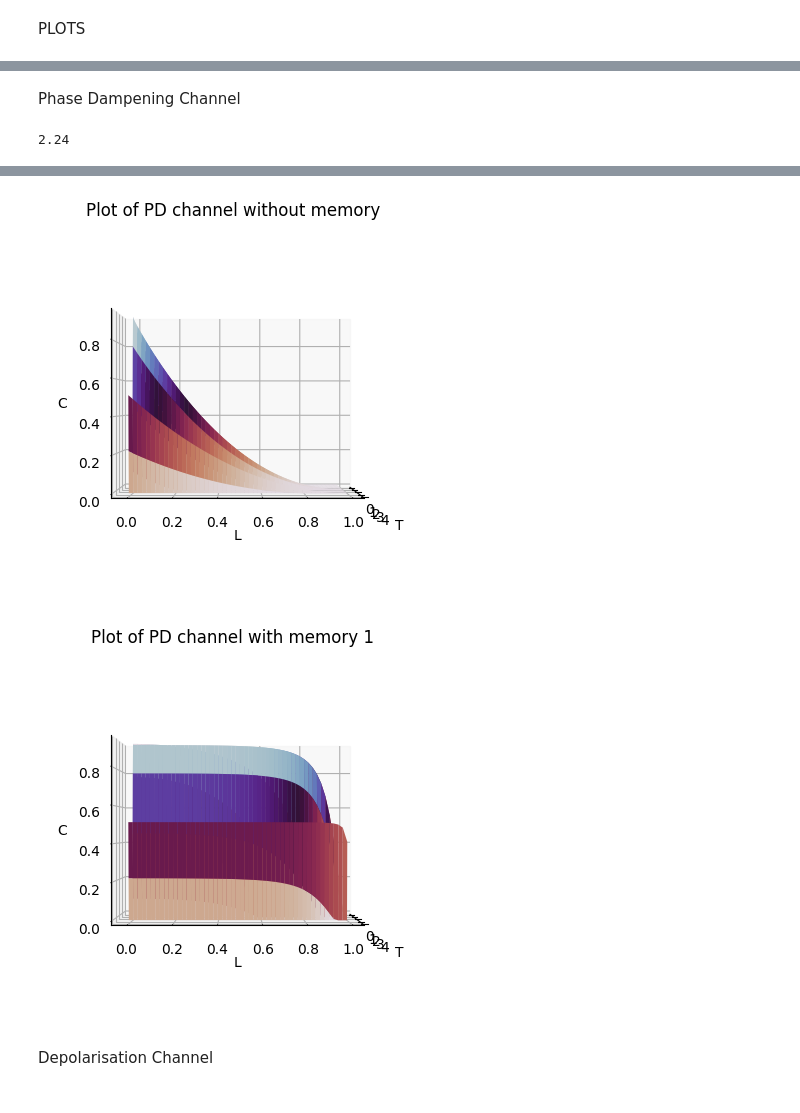
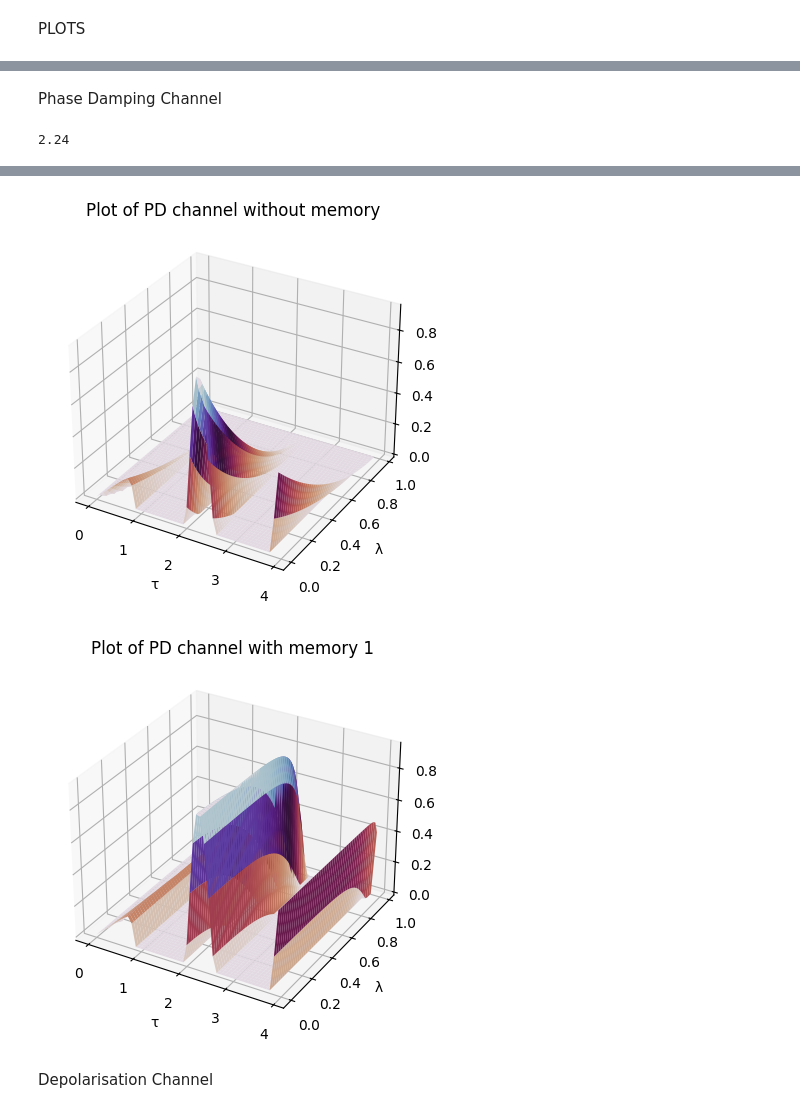
Before and after one commit to Loki59484/Research, a Jupyter notebook: Research.ipynb, the cells around one changed output, grey strips where cells are left out. Saved outputs shown, nothing was run; the diff lists cells and outputs as text; code cells hidden in the pictures.

```diff
--- a/Research.ipynb
+++ b/Research.ipynb
@@ -37,10 +37,10 @@ def Concurrence(t,l, memory, channel):
         rho_final = AD(rho_init,l, memory)
     elif channel == 'PD':
         rho_final = PD(rho_init, l, memory)
-    elif channel == 'DP':
-        rho_final = DP(rho_init, l, memory)
+    elif channel == 'DE':
+        rho_final = DE(rho_init, l, memory)
     else:
-        raise ValueError("Channel can be AD, PD or DP but given channel is ",channel)
+        raise ValueError("Channel can be AD, PD or DE but given channel is ",channel)
 
     A1 = np.absolute(rho_final[0,3]) - np.sqrt(rho_final[1,1]*rho_final[2,2])
     A2 = np.absolute(rho_final[1,2]) - np.sqrt(rho_final[0,0]*rho_final[3,3])
@@ -106,7 +106,7 @@ def PD(rho_init,l, memory):
         #print(rho_init)
     return rho_final
 
-def DP(rho_init,l, memory):
+def DE(rho_init,l, memory):
     #defining Kraus Operators
 
     pauli_x = np.matrix([[0,1],[1,0]])
@@ -160,15 +160,15 @@ def plot2d(lamb, time:int, memory : list, channel):
         conc_m = []
         for l in lamb:
             conc_m.append(Concurrence(time,l,mu,channel))
-        plt.plot(lamb,conc_m, label = 'mu = {}'.format(mu))
+        plt.plot(lamb,conc_m, label = '\u03bc = {}'.format(mu))
 
     plt.legend()
-    plt.title("Concurrence vs mu plot for {} channel".format(channel))
-    plt.xlabel('L')
+    plt.title("Concurrence vs \u03bc plot for {} channel".format(channel))
+    plt.xlabel('\u03bb')
     plt.ylabel('C')
     plt.show()
 
-def calculate(channel,memory,time):
+def calculate_concurrence(channel,memory,time):
     if type(time) is float:
         concurrence = []
         for l in lamb:
@@ -213,16 +213,16 @@ Calculating Concurrence
 #calculating concurrence for different values of memory parameter under AD channel
 concurrences_ad = {}
 for mu in memory:
-    concurrences_ad.update({'{}'.format(mu) : calculate('AD', mu, time)})
+    concurrences_ad.update({'{}'.format(mu) : calculate_concurrence('AD', mu, time)})
 
 #calculating concurrence for different values of memory parameter under PD channel
 concurrences_pd = {}
 for mu in memory:
-    concurrences_pd.update({'{}'.format(mu) : calculate('PD', mu, time)})
+    concurrences_pd.update({'{}'.format(mu) : calculate_concurrence('PD', mu, time)})
 #calculating concurrence for different values of memory parameter under DE channel
 concurrences_dp = {}
 for mu in memory:
-    concurrences_dp.update({'{}'.format(mu) : calculate('DP', mu, time)})
+    concurrences_dp.update({'{}'.format(mu) : calculate_concurrence('DE', mu, time)})
 # %% [markdown]
 PLOTS
 # %% [markdown]
@@ -256,29 +256,29 @@ plt.show()
 [figure]
 [figure]
 # %% [markdown]
-Phase Dampening Channel
+Phase Damping Channel
 # %%
 #2D plot
 plot2d(lamb,max_time(time,'PD'),memory,'PD')
 
 #3D plot without memory
 fig3 = plt.axes(projection = '3d')
-fig3.set_xlabel('T')
-fig3.set_ylabel('L')
+fig3.set_xlabel('\u03c4')
+fig3.set_ylabel('\u03bb')
 fig3.set_zlabel('C')
 fig3.set_title("Plot of PD channel without memory")
 fig3.plot_surface(T,L,concurrences_pd['0'], cmap = cm.twilight_r)
-fig3.view_init(0,360)
+#fig3.view_init(0,360)
 plt.show()
 
 #3D plot with memory = 1
 fig4 = plt.axes(projection = '3d')
-fig4.set_xlabel('T')
-fig4.set_ylabel('L')
+fig4.set_xlabel('\u03c4')
+fig4.set_ylabel('\u03bb')
 fig4.set_zlabel('C')
 fig4.set_title("Plot of PD channel with memory 1")
 fig4.plot_surface(T,L,concurrences_pd['1'], cmap = cm.twilight_r)
-fig4.view_init(0,360)
+#fig4.view_init(0,360)
 plt.show()
 # %% [output]
 2.24
@@ -286,5 +286,5 @@ plt.show()
-[figure, old version]
+[figure, new version]
-[figure, old version]
+[figure, new version]
 # %% [markdown]
 Depolarisation Channel
 # %%
```
Also changed, not shown: parts of 10 cells of this notebook.
